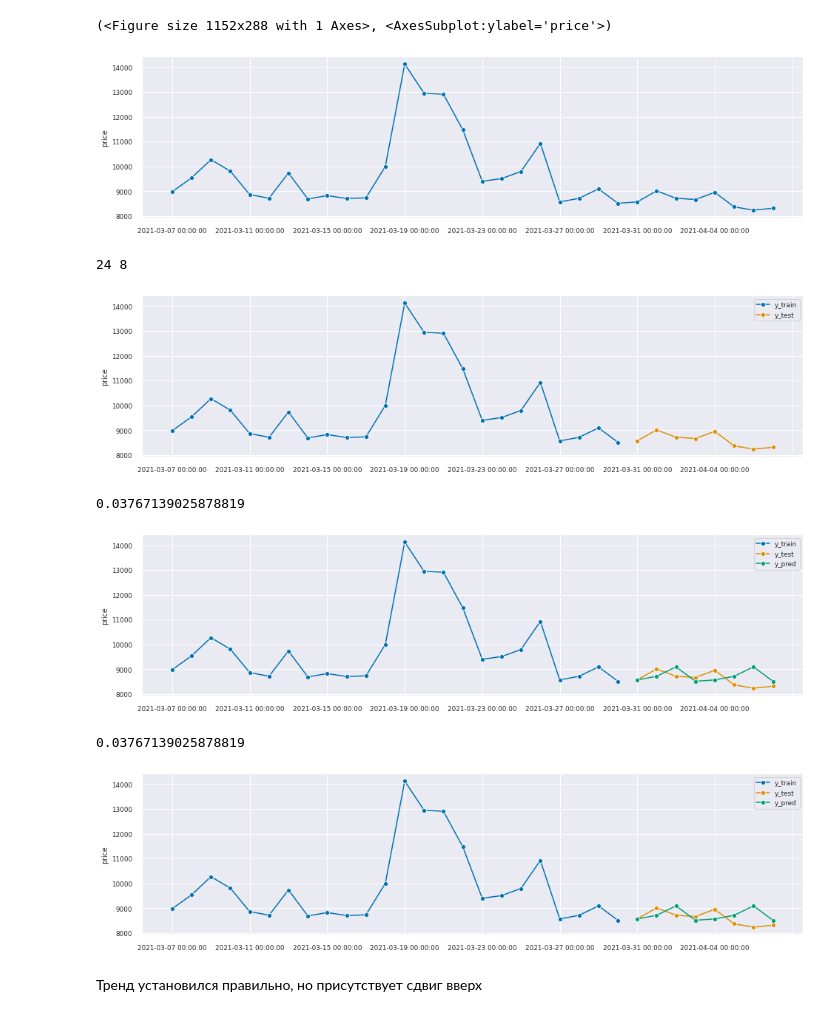
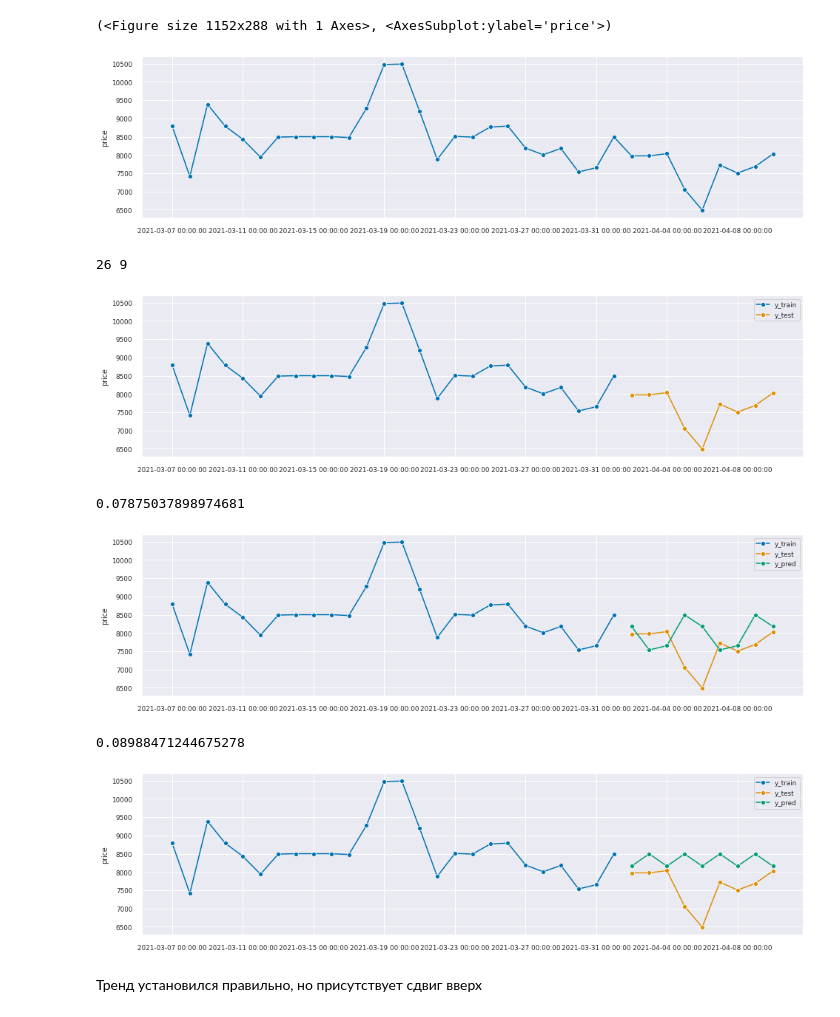
Before and after one commit to leontyevdm/X5_Dynamic_Pricing, a Jupyter notebook: timeseries_prediction.ipynb, the cells around one changed output. Drawn from its saved outputs; the diff is of its cells as text; code cells hidden in the pictures.

```diff
--- a/timeseries_prediction.ipynb
+++ b/timeseries_prediction.ipynb
@@ -42,10 +42,10 @@ kzn_soc = df[(df["origin"] == "KZN") & (df["destination"] == "AER") & (df["depar
 #  2021-03-06 is out
 
 # kzn_soc['day'] = kzn_soc['departure_at'].date
-kzn_soc_day = kzn_soc.resample('D', on='departure_at')['price'].mean()
+kzn_soc_day = kzn_soc.resample('D', on='departure_at')['price'].min()
 # kzn_soc_day = pd.DataFrame(kzn_soc_day)
 # kzn_soc_day['departure_at'] = kzn_soc_day.index
 display(kzn_soc_day)
 kl = sns.lineplot(data=kzn_soc_day)
-kl.set(xlim=(datetime.date(datetime(2021,3,7)), datetime.now()), title="Average prices for KZN-AER in March")
+kl.set(xlim=(datetime.date(datetime(2021,3,7)), datetime.now()), title="Min prices for KZN-AER in March")
 # %% [output]
@@ -101,14 +82,14 @@ y = kzn_soc_day
 plot_series(y)
 # %% [output]
 (<Figure size 1152x288 with 1 Axes>, <AxesSubplot:ylabel='price'>)
-[figure, old version]
+[figure, new version]
 # %%
 y_train, y_test = temporal_train_test_split(y)
 plot_series(y_train, y_test, labels=["y_train", "y_test"])
 print(y_train.shape[0], y_test.shape[0])
 # %% [output]
-24 8
+26 9
-[figure, old version]
+[figure, new version]
 # %%
 # Naive Forecaster
 fh = ForecastingHorizon(y_test.index, is_relative=False)
@@ -118,15 +99,17 @@ y_pred = forecaster.predict(fh)
 plot_series(y_train, y_test, y_pred, labels=["y_train", "y_test", "y_pred"])
 smape_loss(y_pred, y_test)
 # %% [output]
-0.03767139025878819
+0.07875037898974681
-[figure, old version]
+[figure, new version]
 # %%
-forecaster = AutoARIMA(sp=8, suppress_warnings=True) # 8
+forecaster = AutoARIMA(sp=2) # 2 is best for this case
+forecaster.fit(y_train)
+y_pred = forecaster.predict(fh)
 plot_series(y_train, y_test, y_pred, labels=["y_train", "y_test", "y_pred"])
 smape_loss(y_test, y_pred)
 # %% [output]
-0.03767139025878819
+0.08988471244675278
-[figure, old version]
+[figure, new version]
 # %% [markdown]
 Тренд установился правильно, но присутствует сдвиг вверх
 # %% [markdown]
```
Also changed, not shown: parts of 11 cells of this notebook.
